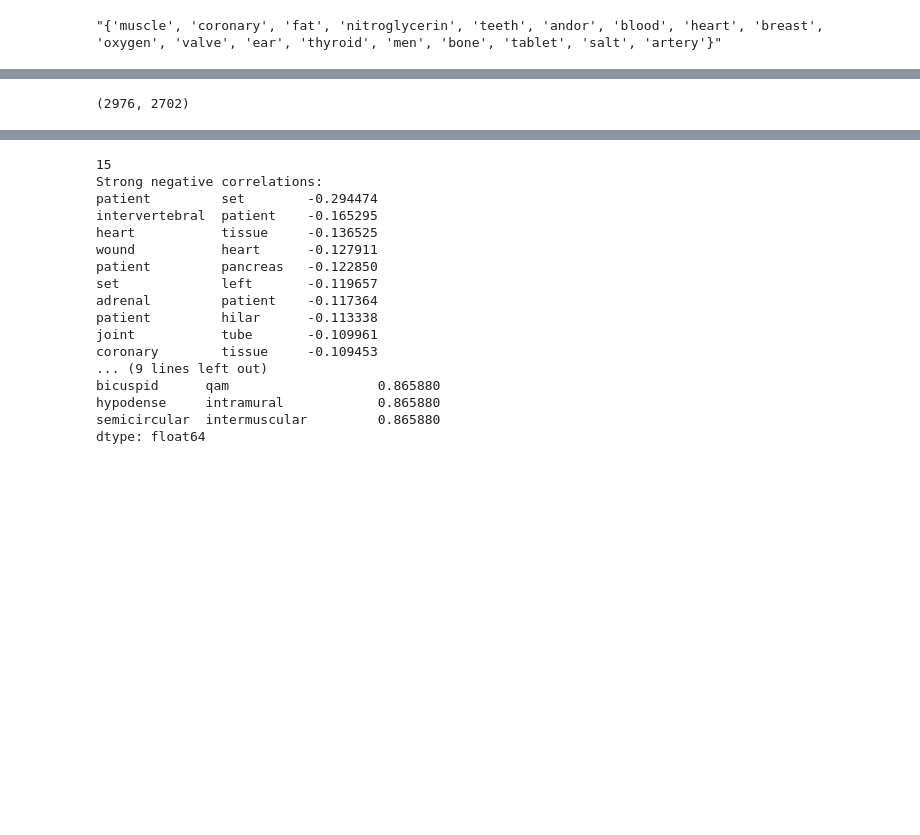
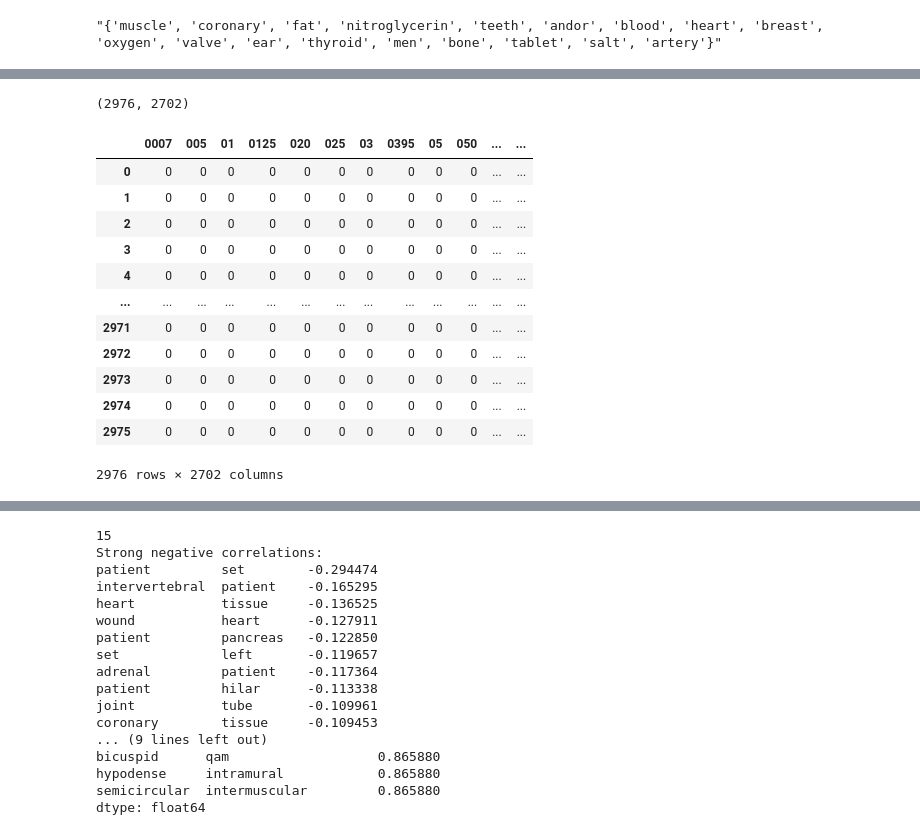
Before and after one commit to Tara-Sophia/NLP_Masterthesis, a Jupyter notebook: notebooks/04-hp-lr-pipeline-lime.ipynb, the cells around one changed output, grey strips where cells are left out. Drawn from its saved outputs; the diff is of its cells as text; code cells hidden in the pictures; blank space fills up the shorter version.

```diff
--- a/notebooks/04-hp-lr-pipeline-lime.ipynb
+++ b/notebooks/04-hp-lr-pipeline-lime.ipynb
@@ -59,11 +77,24 @@ X_train, X_test, y_train, y_test = split_data(df_test_X, df_test_label)
 # %%
 # vectorize df_test_X for correlation matrix between features
 vectorizer = CountVectorizer()
 df_test_X_vec = vectorizer.fit_transform(df_test_X)
 df_test_X_vec = df_test_X_vec.toarray()
 print(df_test_X_vec.shape)
 
 df_test_X_vec = pd.DataFrame(df_test_X_vec, columns=vectorizer.get_feature_names_out ())
-#df_test_X_vec.corr()
+df_test_X_vec
 # %% [output]
 (2976, 2702)
+|  | 0007 | 005 | 01 | 0125 | 020 | 025 | 03 | 0395 | 05 | 050 | ... | ... |
+| 0 | 0 | 0 | 0 | 0 | 0 | 0 | 0 | 0 | 0 | 0 | ... | ... |
+| 1 | 0 | 0 | 0 | 0 | 0 | 0 | 0 | 0 | 0 | 0 | ... | ... |
+| 2 | 0 | 0 | 0 | 0 | 0 | 0 | 0 | 0 | 0 | 0 | ... | ... |
+| 3 | 0 | 0 | 0 | 0 | 0 | 0 | 0 | 0 | 0 | 0 | ... | ... |
+| 4 | 0 | 0 | 0 | 0 | 0 | 0 | 0 | 0 | 0 | 0 | ... | ... |
+| ... | ... | ... | ... | ... | ... | ... | ... | ... | ... | ... | ... | ... |
+| 2971 | 0 | 0 | 0 | 0 | 0 | 0 | 0 | 0 | 0 | 0 | ... | ... |
+| 2972 | 0 | 0 | 0 | 0 | 0 | 0 | 0 | 0 | 0 | 0 | ... | ... |
+| 2973 | 0 | 0 | 0 | 0 | 0 | 0 | 0 | 0 | 0 | 0 | ... | ... |
+| 2974 | 0 | 0 | 0 | 0 | 0 | 0 | 0 | 0 | 0 | 0 | ... | ... |
+| 2975 | 0 | 0 | 0 | 0 | 0 | 0 | 0 | 0 | 0 | 0 | ... | ... |
+2976 rows × 2702 columns
```
Also changed, not shown: parts of 2 cells of this notebook.
